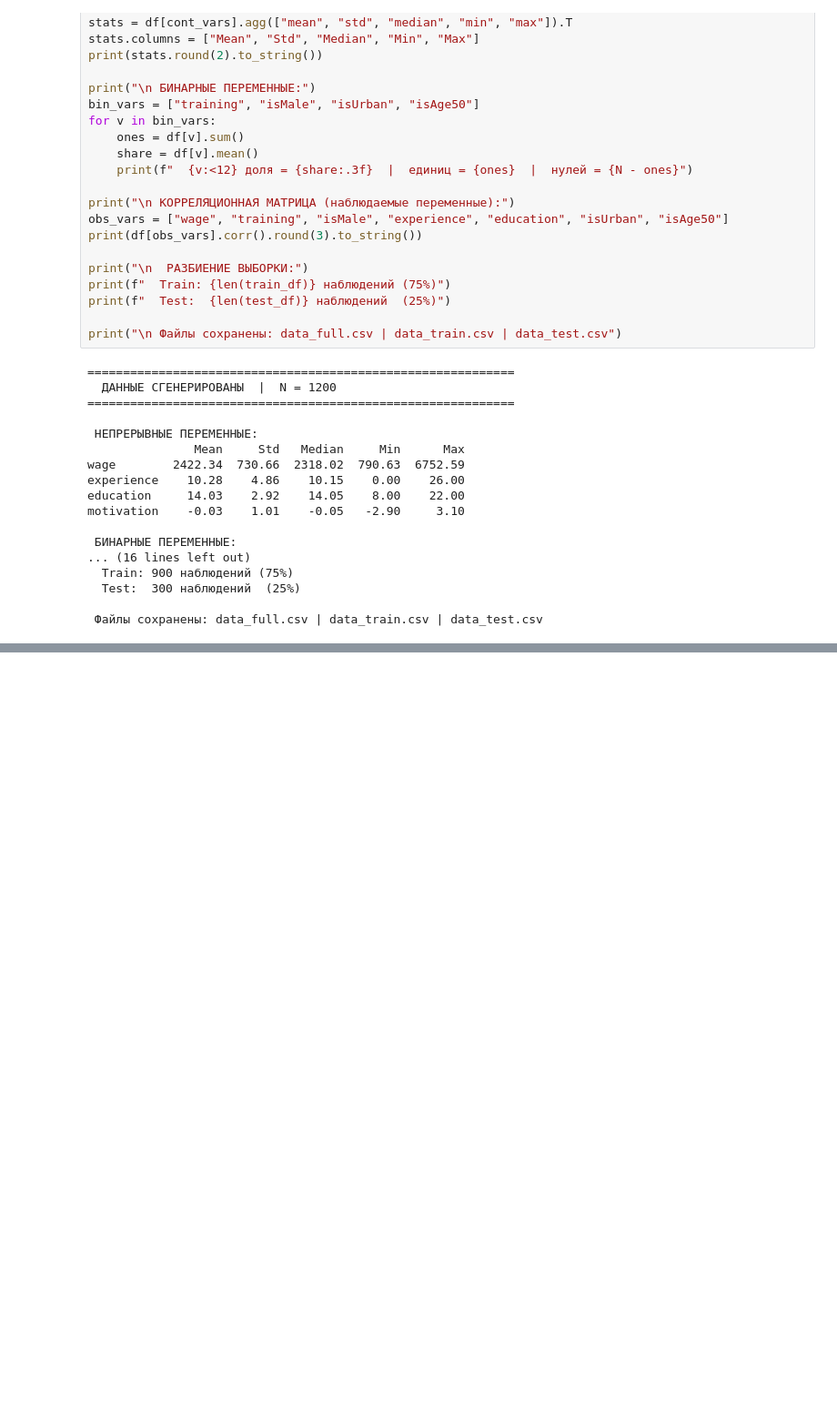
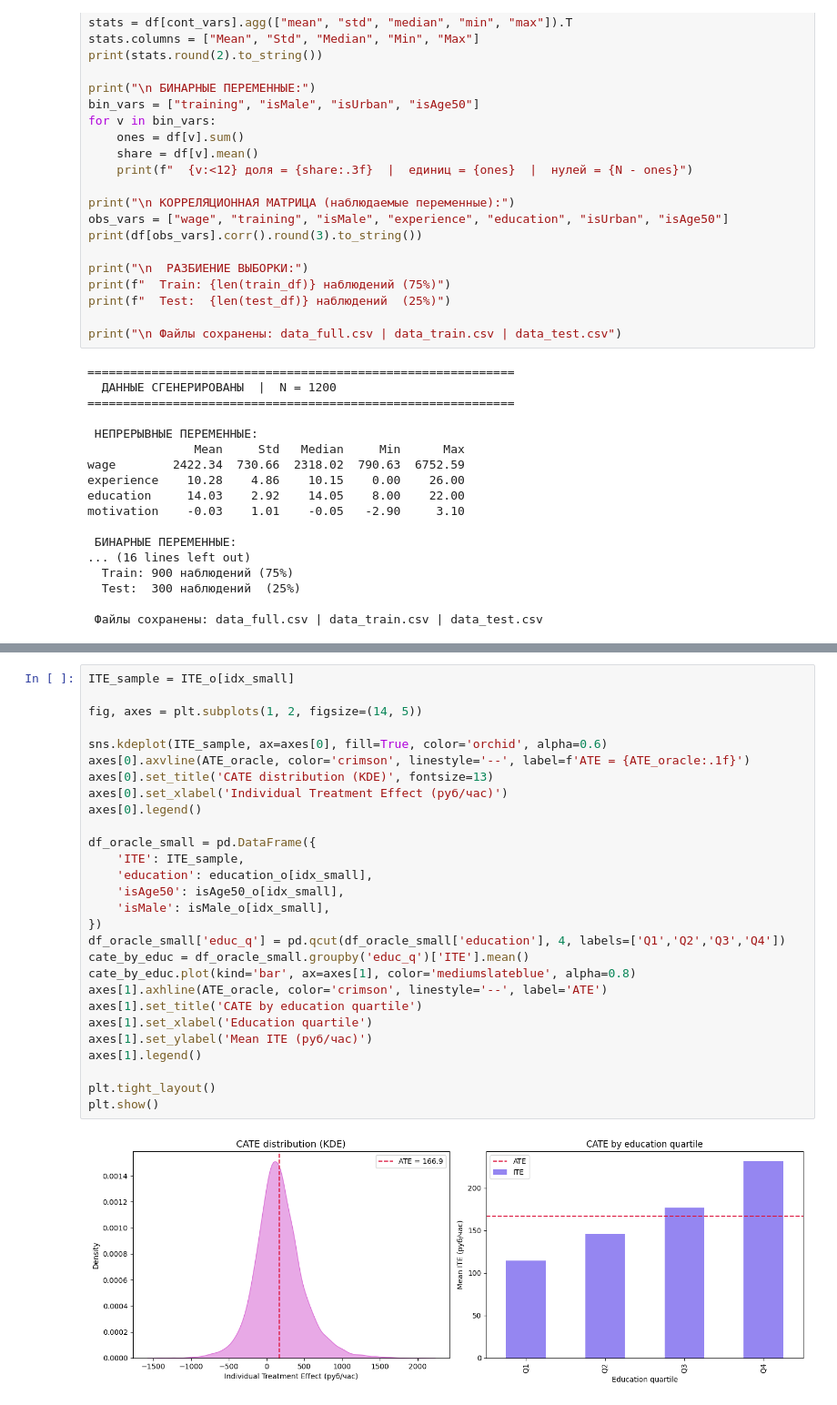
Before and after one commit to PythonScriptPlusPlus/ml_hse, a Jupyter notebook: codik.ipynb, the cells around one changed output, grey strips where cells are left out. Shown at 91% size. Drawn from its saved outputs; the diff is of its cells as text; blank space fills up the shorter version.

```diff
--- a/codik.ipynb
+++ b/codik.ipynb
@@ -1006,0 +1059,30 @@ motivation    -0.03    1.01    -0.05   -2.90     3.10
+# %%
+ITE_sample = ITE_o[idx_small]
+
+fig, axes = plt.subplots(1, 2, figsize=(14, 5))
+
+sns.kdeplot(ITE_sample, ax=axes[0], fill=True, color='orchid', alpha=0.6)
+axes[0].axvline(ATE_oracle, color='crimson', linestyle='--', label=f'ATE = {ATE_oracle:.1f}')
+axes[0].set_title('CATE distribution (KDE)', fontsize=13)
+axes[0].set_xlabel('Individual Treatment Effect (руб/час)')
+axes[0].legend()
+
+df_oracle_small = pd.DataFrame({
+    'ITE': ITE_sample,
+    'education': education_o[idx_small],
+    'isAge50': isAge50_o[idx_small],
+    'isMale': isMale_o[idx_small],
+})
+df_oracle_small['educ_q'] = pd.qcut(df_oracle_small['education'], 4, labels=['Q1','Q2','Q3','Q4'])
+cate_by_educ = df_oracle_small.groupby('educ_q')['ITE'].mean()
+cate_by_educ.plot(kind='bar', ax=axes[1], color='mediumslateblue', alpha=0.8)
+axes[1].axhline(ATE_oracle, color='crimson', linestyle='--', label='ATE')
+axes[1].set_title('CATE by education quartile')
+axes[1].set_xlabel('Education quartile')
+axes[1].set_ylabel('Mean ITE (руб/час)')
+axes[1].legend()
+
+plt.tight_layout()
+plt.show()
+# %% [output]
+[figure, added]
```
Also changed, not shown: parts of 39 cells of this notebook.
